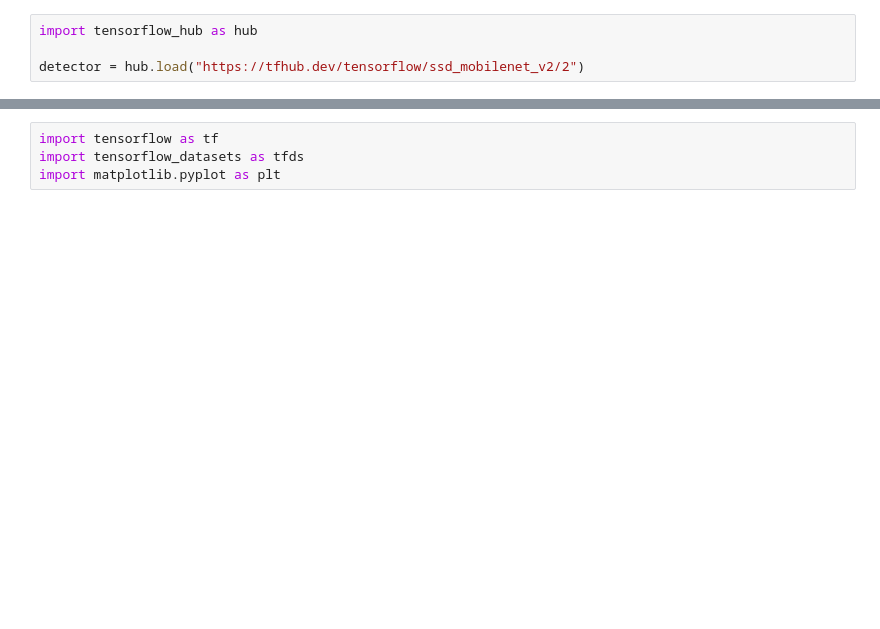
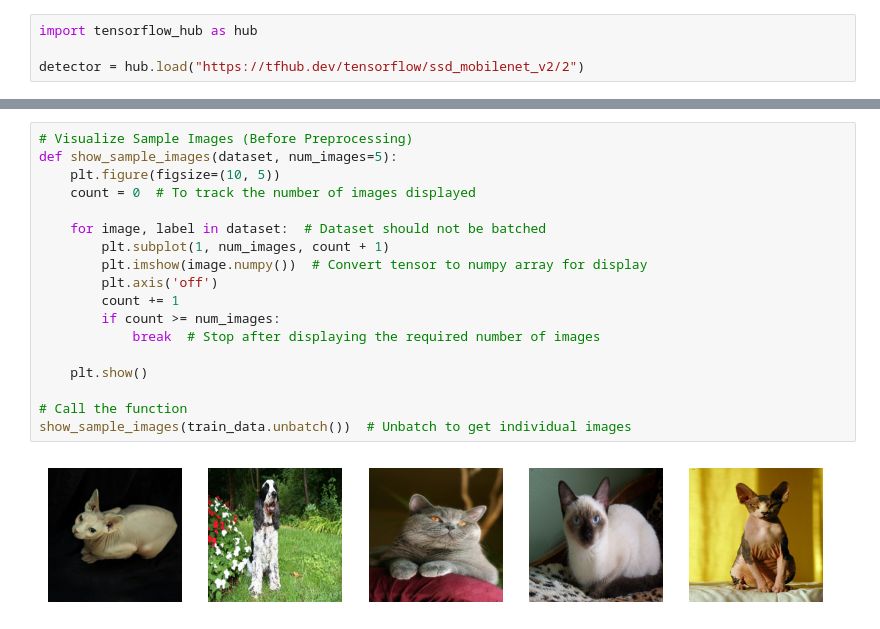
Before and after one commit to nchieu2025/jupyter-exploration, a Jupyter notebook: MT.ipynb, the cells around one changed output, grey strips where cells are left out. Drawn from its saved outputs; the diff is of its cells as text; blank space fills up the shorter version.

```diff
--- a/MT.ipynb
+++ b/MT.ipynb
@@ -122,4 +145,20 @@ Test Loss: 0.4017121493816376, Test Accuracy: 0.8770782351493835
-# %%
-import tensorflow as tf
-import tensorflow_datasets as tfds
-import matplotlib.pyplot as plt
+# %%
+# Visualize Sample Images (Before Preprocessing)
+def show_sample_images(dataset, num_images=5):
+    plt.figure(figsize=(10, 5))
+    count = 0  # To track the number of images displayed
+
+    for image, label in dataset:  # Dataset should not be batched
+        plt.subplot(1, num_images, count + 1)
+        plt.imshow(image.numpy())  # Convert tensor to numpy array for display
+        plt.axis('off')
+        count += 1
+        if count >= num_images:
+            break  # Stop after displaying the required number of images
+
+    plt.show()
+
+# Call the function
+show_sample_images(train_data.unbatch())  # Unbatch to get individual images
+# %% [output]
+[figure, added]
```
Also changed, not shown: parts of 5 cells of this notebook.
